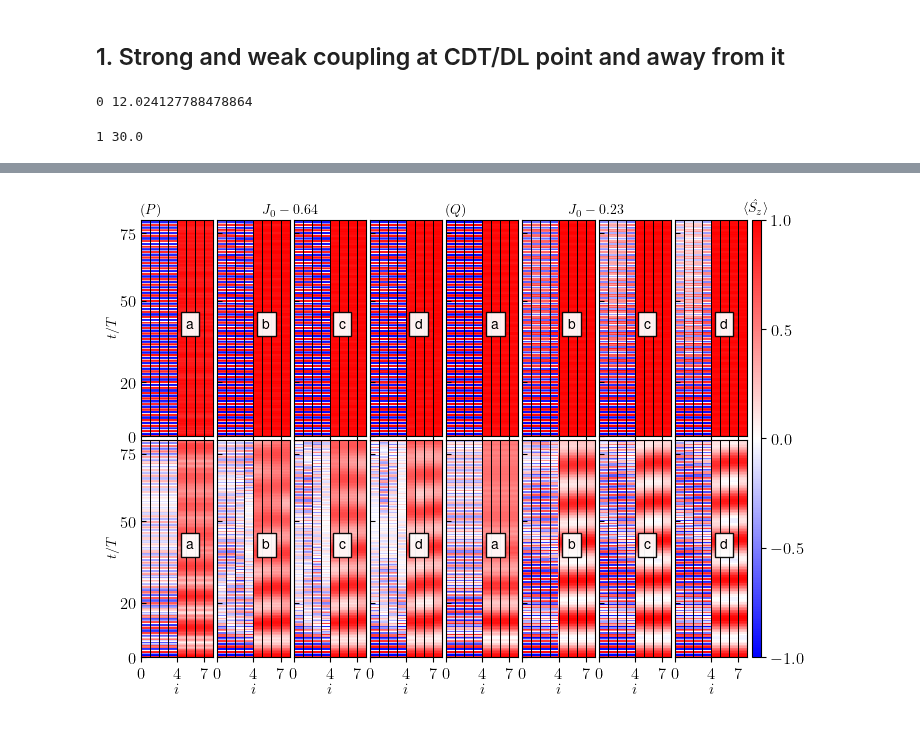
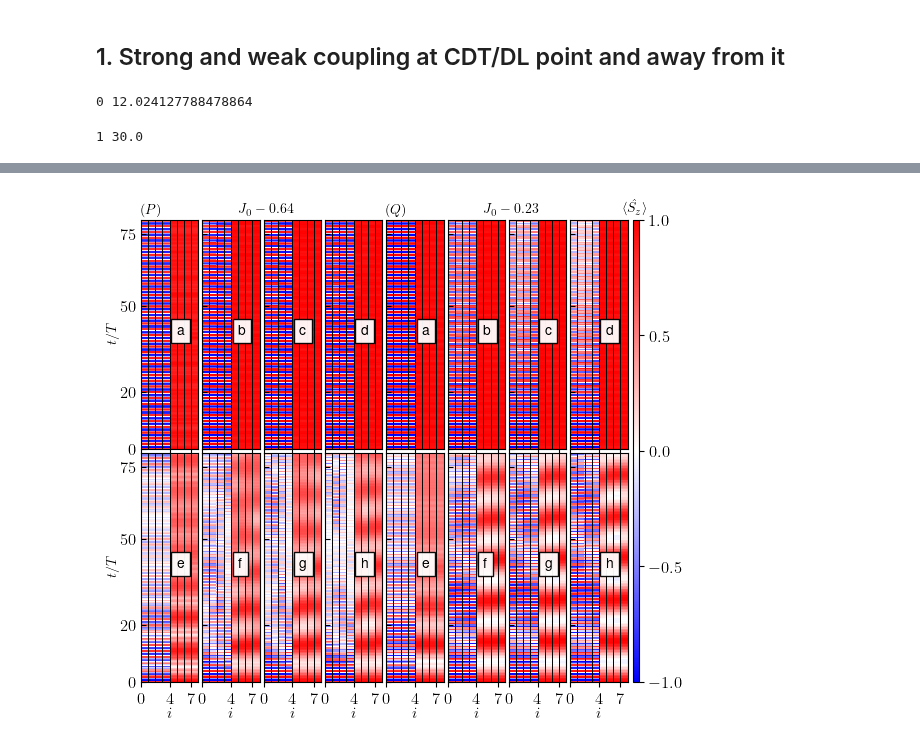
Before and after one commit to rahmahi/Chimera_Time_Crystal, a Jupyter notebook: codes/new_algo/chimera_codes_new_algo.ipynb, the cells around one changed output, grey strips where cells are left out. Drawn from its saved outputs; the diff is of its cells as text; code cells hidden in the pictures.

```diff
--- a/codes/new_algo/chimera_codes_new_algo.ipynb
+++ b/codes/new_algo/chimera_codes_new_algo.ipynb
@@ -286,7 +286,7 @@ g = np.pi/T
 Jvalues = [0.072/T, 0.2/T]
 Jlbl = [r'$J_0 = 0.072/T$',r'$J_0=0.2/T$']
 betas = [0, 1.5, 2.5, float('inf')]
-labels = ['a','b', 'c', 'd', 'a','b', 'c', 'd']
+labels = [['a','b', 'c', 'd', 'a','b', 'c', 'd'],['e','f','g','h','e','f','g','h']]
 
 nprocs = 8
 p = Pool(processes = nprocs)
@@ -345,10 +345,10 @@ for hh, h in enumerate(hs):
         Jvalue = data[i][2]
 
         xx = int(xx)
-        imc = grid[xx].imshow(datap.T, aspect=0.3,interpolation="nearest",\
+        imc = grid[xx].imshow(datap.T, aspect=0.4,interpolation="nearest",\
                         cmap='bwr', origin='lower',extent = [0 , N, times[0]/T , times[-1]/T],\
                         vmax=1, vmin=-1)
-        grid[xx].text(5, 40, labels[i], fontsize=10, bbox=dict(facecolor='white', alpha=0.95))
+        grid[xx].text(5, 40, labels[hh][i], fontsize=10, bbox=dict(facecolor='white', alpha=0.95))
         for i in range(N):
             grid[xx].axvline(i,color = 'black', linewidth=0.7)
         grid[xx].set_xlabel(r'$i$', fontsize=11, labelpad=0.0)
@@ -379 +379 @@ Wall time: 22.5 s
-[figure, old version]
+[figure, new version]
```
Also changed, not shown: parts of 1 cell of this notebook, 2 other files.
